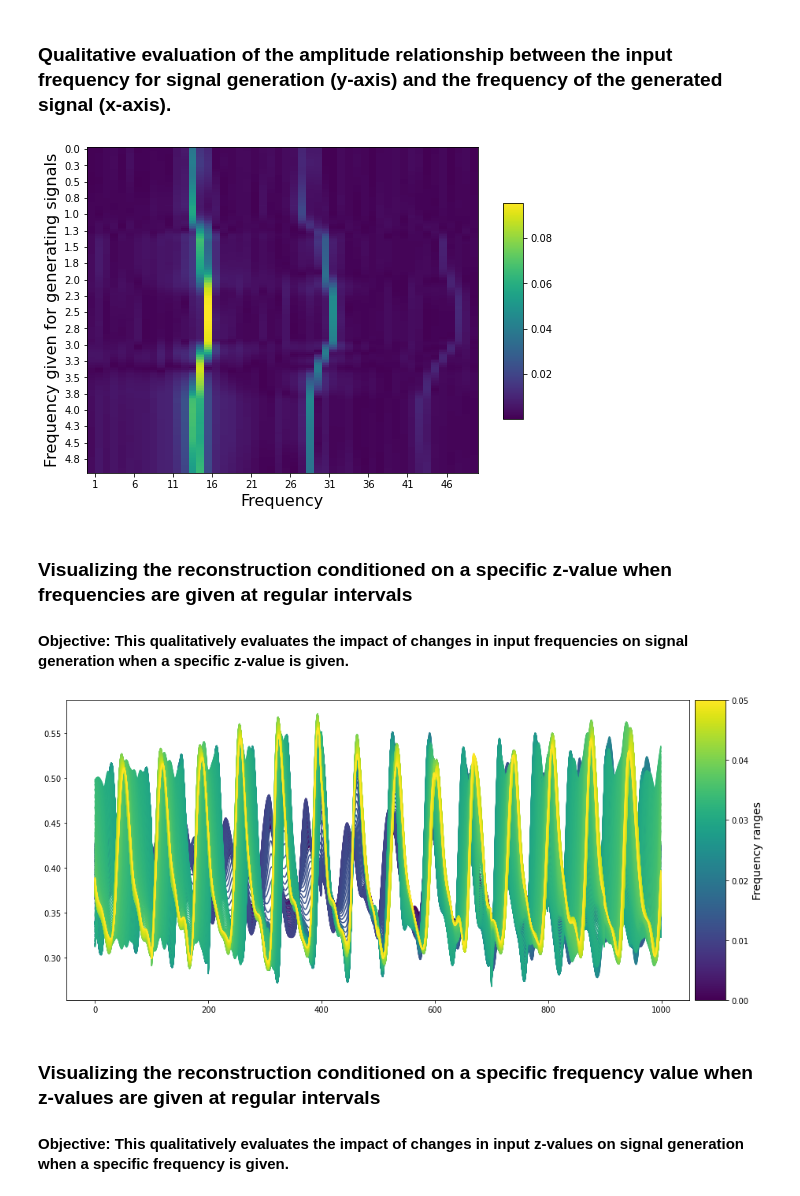
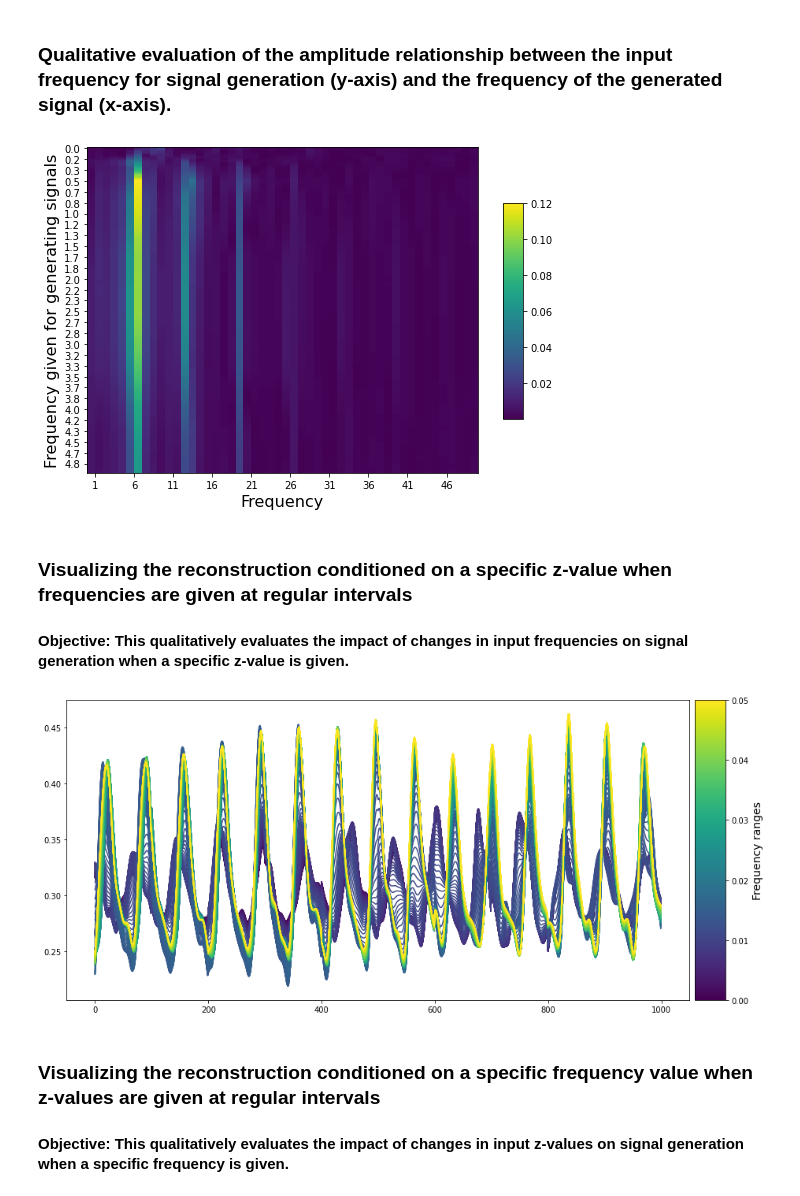
Before and after one commit to JunetaeKim/VABAM, a Jupyter notebook: Evaluation.ipynb, the cells around one changed output. Drawn from its saved outputs; the diff is of its cells as text; code cells hidden in the pictures.

```diff
--- a/Evaluation.ipynb
+++ b/Evaluation.ipynb
@@ -233,7 +233,7 @@ PLCMI_Res = PLCMI(FeatGenModel,  ReconModel, LatDim=10, N_Gen=300, N_Interval=10
 # %% [markdown]
 ### Qualitative evaluation of the amplitude relationship between the input frequency for signal generation (y-axis) and the frequency of the generated signal (x-axis).
 # %%
-ZFix = {8:2.33}
+ZFix = {1:3.0}
 #zVal[:,0] = -3
 #Val[:,1] = 2.33
 #zVal[:,2] = 0.4
@@ -247,15 +247,15 @@ ZFix = {8:2.33}
 
 HeatMapFrequency(FeatGenModel,  ReconModel, LatDim, ZFix, N_Gen)
 # %% [output]
-[figure, old version]
+[figure, new version]
 # %% [markdown]
 ### Visualizing the reconstruction conditioned on a specific z-value when frequencies are given at regular intervals
 #### Objective: This qualitatively evaluates the impact of changes in input frequencies on signal generation when a specific z-value is given.
 # %%
-ZFix = {8:2.33}
-VisReconGivenZ (FeatGenModel,  ReconModel, LatDim, ZFix, Mode='Origin', N_Gen=300, MinFreqR=0, MaxFreqR=0.05)
+ZFix = {0:1.}
+RecPred, HH,HL,LH, LL = VisReconGivenZ (FeatGenModel,  ReconModel, LatDim, ZFix, Mode='Origin', N_Gen=300, MinFreqR=0, MaxFreqR=0.05)
 # %% [output]
-[figure, old version]
+[figure, new version]
 # %% [markdown]
 ### Visualizing the reconstruction conditioned on a specific frequency value when z-values are given at regular intervals
 #### Objective: This qualitatively evaluates the impact of changes in input z-values on signal generation when a specific frequency is given.
```
Also changed, not shown: parts of 9 cells of this notebook, 1 other file.
